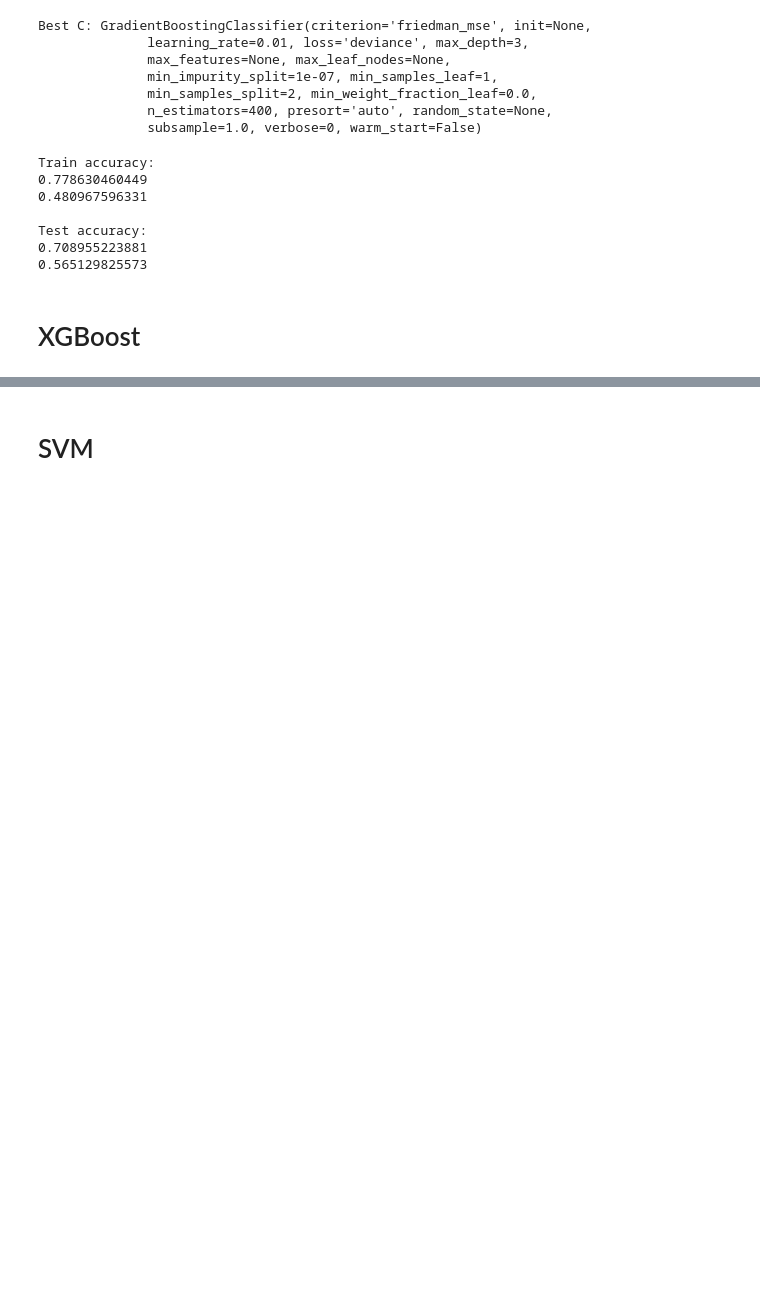
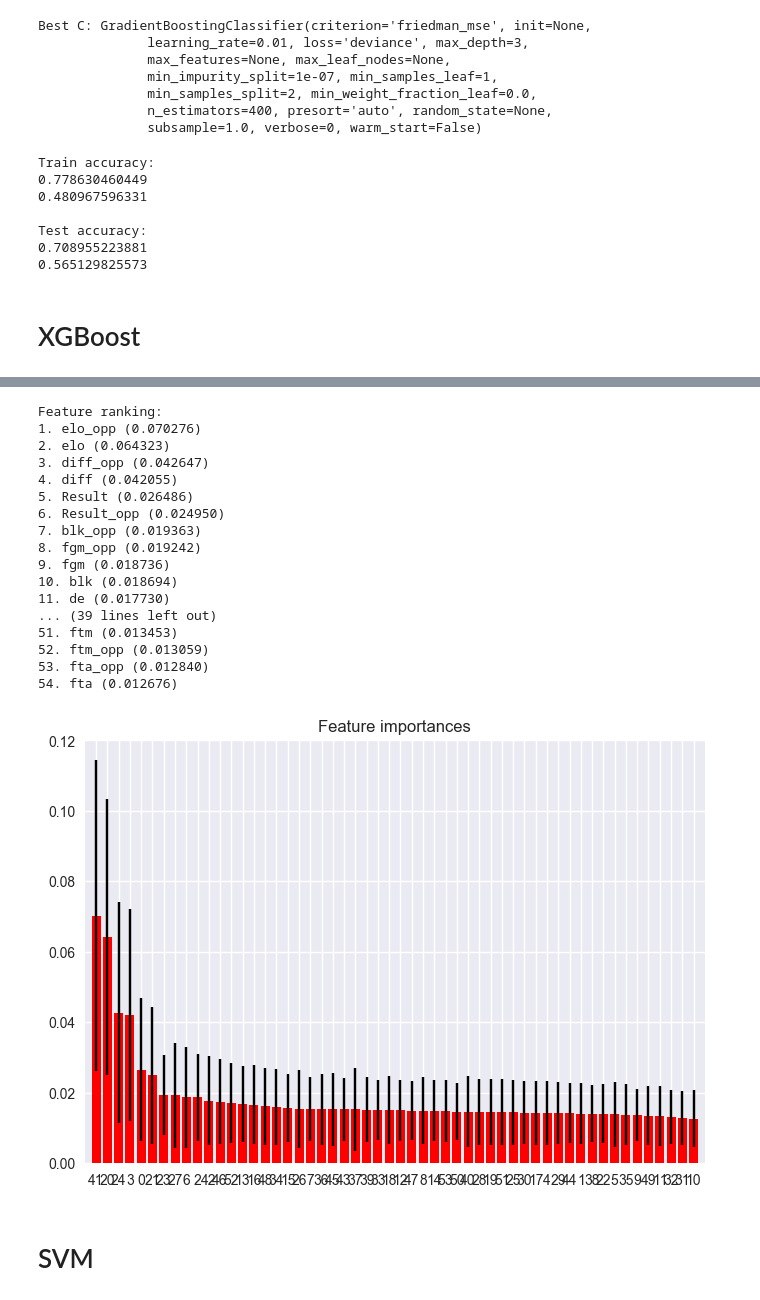
Before and after one commit to slacker298/APM-March-Madness-, a Jupyter notebook: MarchMadnessPredictions_Chris.ipynb, the cells around one changed output, grey strips where cells are left out. Saved outputs shown, nothing was run; the diff lists cells and outputs as text; code cells hidden in the pictures; blank space fills up the shorter version.

```diff
--- a/MarchMadnessPredictions_Chris.ipynb
+++ b/MarchMadnessPredictions_Chris.ipynb
@@ -373,7 +386,7 @@ Feature ranking:
 # %%
 gb_model_1 = GradientBoostingClassifier()
 
-C = {'n_estimators':[100,200,300,400,500],'learning_rate': [0.001, 0.01, 0.1]}
+C = {'n_estimators':[400,500,600,700],'learning_rate': [0.001, 0.01, 0.1], 'max_depth' : [3,4,5,6,7]}
 
 clf = grid_search.GridSearchCV(estimator=gb_model_1, param_grid=C,n_jobs=-1,cv=3,scoring='neg_log_loss')
 
@@ -422,7 +435,7 @@ from sklearn import grid_search
 
 xgb_model_1 = XGBClassifier()
 
-C = {'n_estimators':[700,900,1200,1500],'learning_rate': [0.001, 0.01, 0.1]}
+C = {'n_estimators':[400,500,600,700],'learning_rate': [0.001, 0.01, 0.1], 'max_depth' : [3,4,5,6,7]}
 
 clf = grid_search.GridSearchCV(estimator=xgb_model_1, param_grid=C,n_jobs=-1,cv=3,scoring='neg_log_loss')
 
@@ -463,3 +472,42 @@ Test accuracy:
+# %%
+importances = model.feature_importances_
+std = np.std([tree.feature_importances_ for tree in model.estimators_],
+             axis=0)
+indices = np.argsort(importances)[::-1]
+
+# Print the feature ranking
+print("Feature ranking:")
+
+for f in range(X_train.shape[1]):
+    print("%d. %s (%f)" % (f + 1, X_train.columns.values[indices[f]], importances[indices[f]]))
+
+# Plot the feature importances of the forest
+plt.figure()
+plt.title("Feature importances")
+plt.bar(range(X_train.shape[1]), importances[indices],
+       color="r", yerr=std[indices], align="center")
+plt.xticks(range(X_train.shape[1]), indices)
+plt.xlim([-1, X_train.shape[1]])
+plt.show()
+# %% [output]
+Feature ranking:
+1. elo_opp (0.070276)
+2. elo (0.064323)
+3. diff_opp (0.042647)
+4. diff (0.042055)
+5. Result (0.026486)
+6. Result_opp (0.024950)
+7. blk_opp (0.019363)
+8. fgm_opp (0.019242)
+9. fgm (0.018736)
+10. blk (0.018694)
+11. de (0.017730)
+... (39 lines left out)
+51. ftm (0.013453)
+52. ftm_opp (0.013059)
+53. fta_opp (0.012840)
+54. fta (0.012676)
+[figure, added]
 # %% [markdown]
 # SVM
 # %%
```
Also changed, not shown: parts of 11 cells of this notebook.
